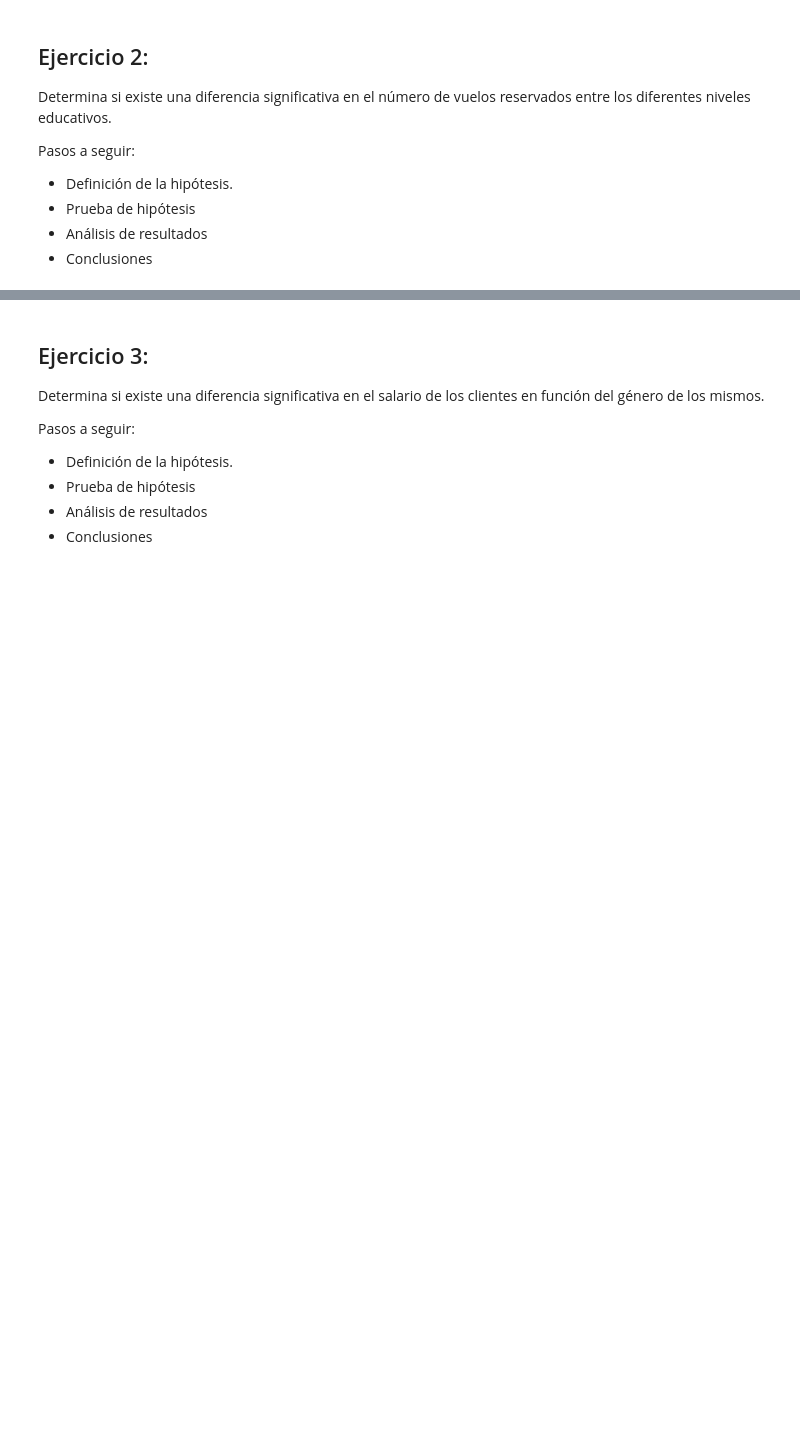
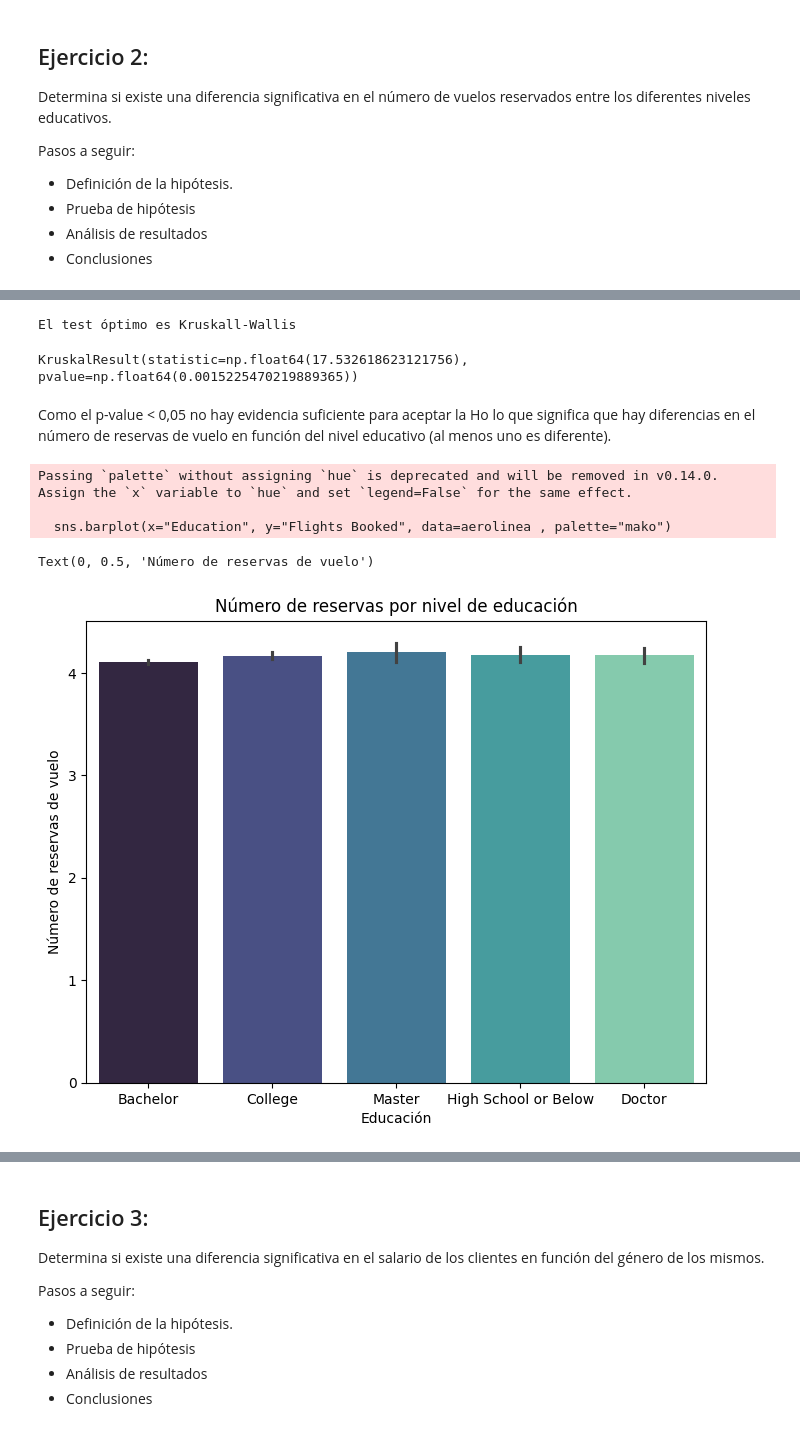
Before and after one commit to jgilsu11/laboratorio-modulo6-leccion04-1-ab-testing-no-param, a Jupyter notebook: laboratorio-modulo6-leccion04-1-ab-testing-no-param.ipynb, the cells around one changed output, grey strips where cells are left out. Cells and saved outputs as stored; diff of their text form; code cells hidden in the pictures; blank space fills up the shorter version.

```diff
--- a/laboratorio-modulo6-leccion04-1-ab-testing-no-param.ipynb
+++ b/laboratorio-modulo6-leccion04-1-ab-testing-no-param.ipynb
@@ -185,0 +205,20 @@ Determina si existe una diferencia significativa en el número de vuelos reserva
+# %%
+lista_datos=f.crear_df_grupo(aerolinea,"Education","Flights Booked")
+f.elegir_test(lista_datos,dependencia=False)
+# %% [output]
+El test óptimo es Kruskall-Wallis
+KruskalResult(statistic=np.float64(17.532618623121756), pvalue=np.float64(0.0015225470219889365))
+# %% [markdown]
+Como el p-value < 0,05 no hay evidencia suficiente para aceptar la Ho lo que significa que hay diferencias en el número de reservas de vuelo en función del nivel educativo (al menos uno es diferente).
+# %%
+plt.figure(figsize=(8,6))
+sns.barplot(x="Education", y="Flights Booked", data=aerolinea , palette="mako")
+plt.title("Número de reservas por nivel de educación")
+plt.xlabel("Educación")
+plt.ylabel("Número de reservas de vuelo")
+# %% [output]
+Passing `palette` without assigning `hue` is deprecated and will be removed in v0.14.0. Assign the `x` variable to `hue` and set `legend=False` for the same effect.
+
+  sns.barplot(x="Education", y="Flights Booked", data=aerolinea , palette="mako")
+Text(0, 0.5, 'Número de reservas de vuelo')
+[figure, added]
```
Also changed, not shown: parts of 24 cells of this notebook, 1 other file.
